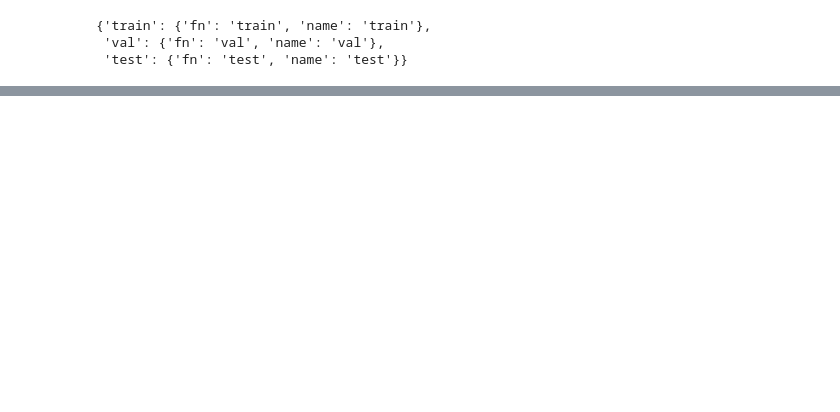
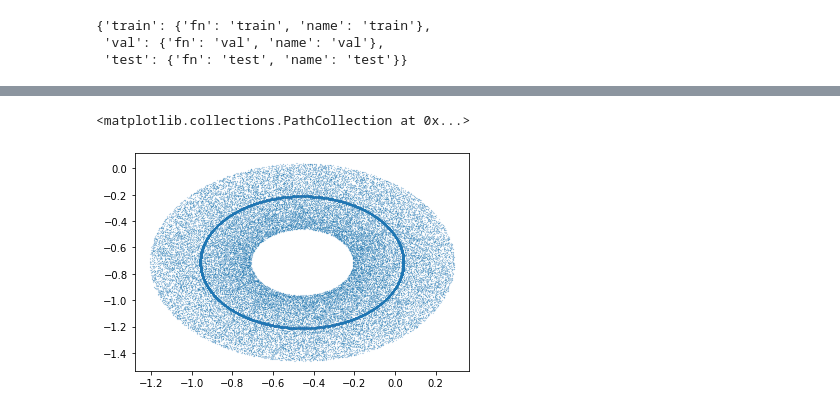
Before and after one commit to microsoft/distance-learner, a Jupyter notebook: notebooks/Playground.ipynb, the cells around one changed output, grey strips where cells are left out. Cells and saved outputs as stored; diff of their text form; code cells hidden in the pictures; blank space fills up the shorter version.

```diff
--- a/notebooks/Playground.ipynb
+++ b/notebooks/Playground.ipynb
@@ -241,0 +366,6 @@ splits
+# %%
+import matplotlib.pyplot as plt
+plt.scatter(test.genattrs.points_n[:, 0], test.genattrs.points_n[:, 1], s=0.01)
+# %% [output]
+<matplotlib.collections.PathCollection at 0x...>
+[figure, added]
```
Also changed, not shown: parts of 13 cells of this notebook, 24 other files.
